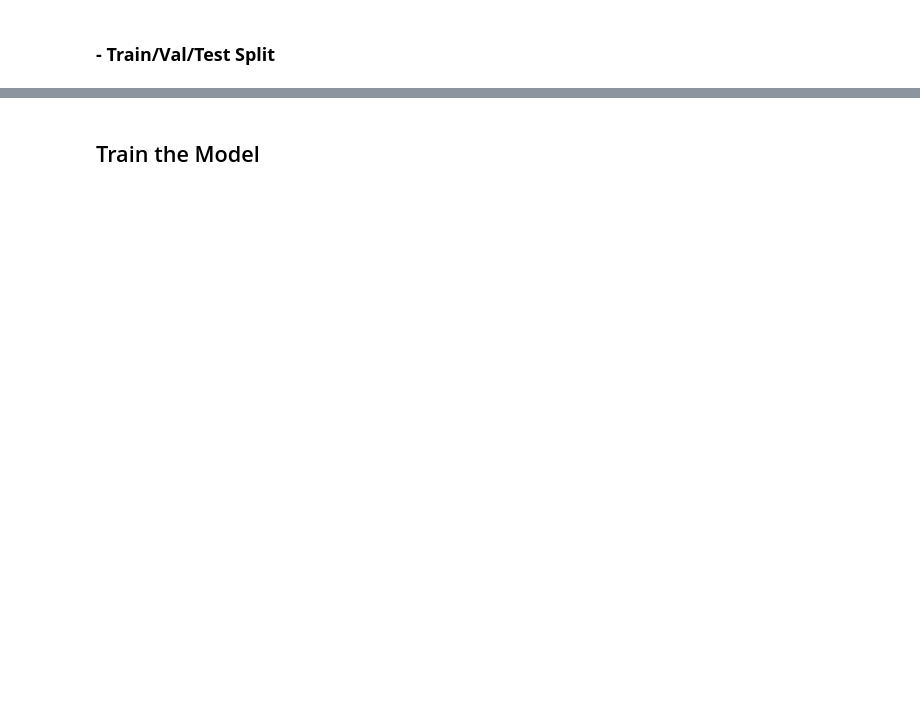
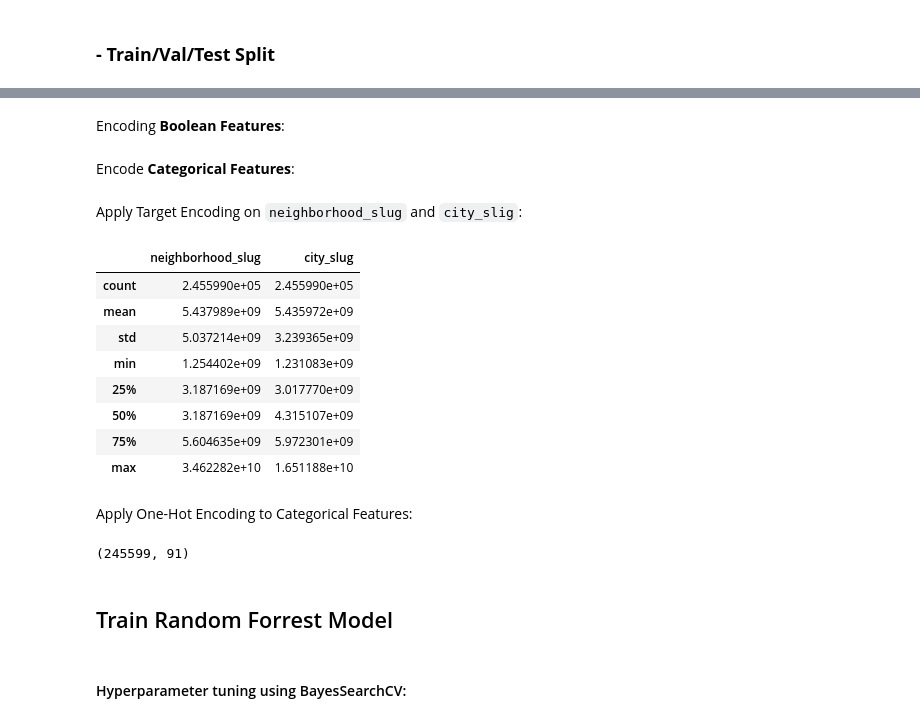
Before and after one commit to mehdirt/Divar-Project, a Jupyter notebook: Mahdi/ml_prediction_credit.ipynb, the cells around one changed output, grey strips where cells are left out. Saved outputs shown, nothing was run; the diff lists cells and outputs as text; code cells hidden in the pictures; blank space fills up the shorter version.

```diff
--- a/Mahdi/ml_prediction_credit.ipynb
+++ b/Mahdi/ml_prediction_credit.ipynb
@@ -471,6 +447,6 @@ Split training into train and validation:
 X_train, X_val, y_train, y_val = train_test_split(
     X_train_val,
     y_train_val,
-    test_size=0.1765,
+    test_size=0.1275,
     random_state=42
 )
@@ -476,0 +551,9 @@ X_train, X_val, y_train, y_val = train_test_split(
+# %%
+X_train = train_data.drop(columns=["total_credit"])
+y_train = train_data["total_credit"]
+
+X_val = val_data.drop(columns=["total_credit"])
+y_val = val_data["total_credit"]
+
+X_test = test_data.drop(columns=["total_credit"])
+y_test = test_data["total_credit"]
@@ -476,0 +565,51 @@ X_train, X_val, y_train, y_val = train_test_split(
+# %% [markdown]
+Encoding **Boolean Features**:
+# %%
+def encode_boolean_features(df, boolean_columns):
+    """
+    Encodes boolean columns as 0 or 1 (or -1 for missings).
+    """
+    df = df.copy()
+    for col in boolean_columns:
+        df[col] = (
+            df[col]
+            .map({True: 1, False: 0})
+            .fillna(-1)
+            .astype(int)
+        )
+    return df
+# %%
+boolean_cols = ["is_rebuilt"]
+
+X_train = encode_boolean_features(X_train, boolean_cols)
+X_val   = encode_boolean_features(X_val, boolean_cols)
+X_test  = encode_boolean_features(X_test, boolean_cols)
+# %% [markdown]
+Encode **Categorical Features**:
+# %% [markdown]
+Apply Target Encoding on `neighborhood_slug` and `city_slig`:
+# %%
+from category_encoders import TargetEncoder
+
+te = TargetEncoder(
+    cols=["neighborhood_slug", "city_slug"],
+    smoothing=10
+)
+
+X_train_encoded = te.fit_transform(X_train, y_train)
+X_val_encoded = te.transform(X_val)
+X_test_encoded = te.transform(X_test)
+
+X_train_encoded[["neighborhood_slug", "city_slug"]].describe()
+# %% [output]
+|  | neighborhood_slug | city_slug |
+| count | 2.455990e+05 | 2.455990e+05 |
+| mean | 5.437989e+09 | 5.435972e+09 |
+| std | 5.037214e+09 | 3.239365e+09 |
+| min | 1.254402e+09 | 1.231083e+09 |
+| 25% | 3.187169e+09 | 3.017770e+09 |
+| 50% | 3.187169e+09 | 4.315107e+09 |
+| 75% | 5.604635e+09 | 5.972301e+09 |
+| max | 3.462282e+10 | 1.651188e+10 |
+# %% [markdown]
+Apply One-Hot Encoding to Categorical Features:
@@ -477,2 +662,8 @@ X_train, X_val, y_train, y_val = train_test_split(
+# %%
+X_train_final.shape
+# %% [output]
+(245599, 91)
 # %% [markdown]
-## Train the Model
+## Train Random Forrest Model
+# %% [markdown]
+#### Hyperparameter tuning using ‌BayesSearchCV:
```
Also changed, not shown: parts of 83 cells of this notebook, 1 other file.
